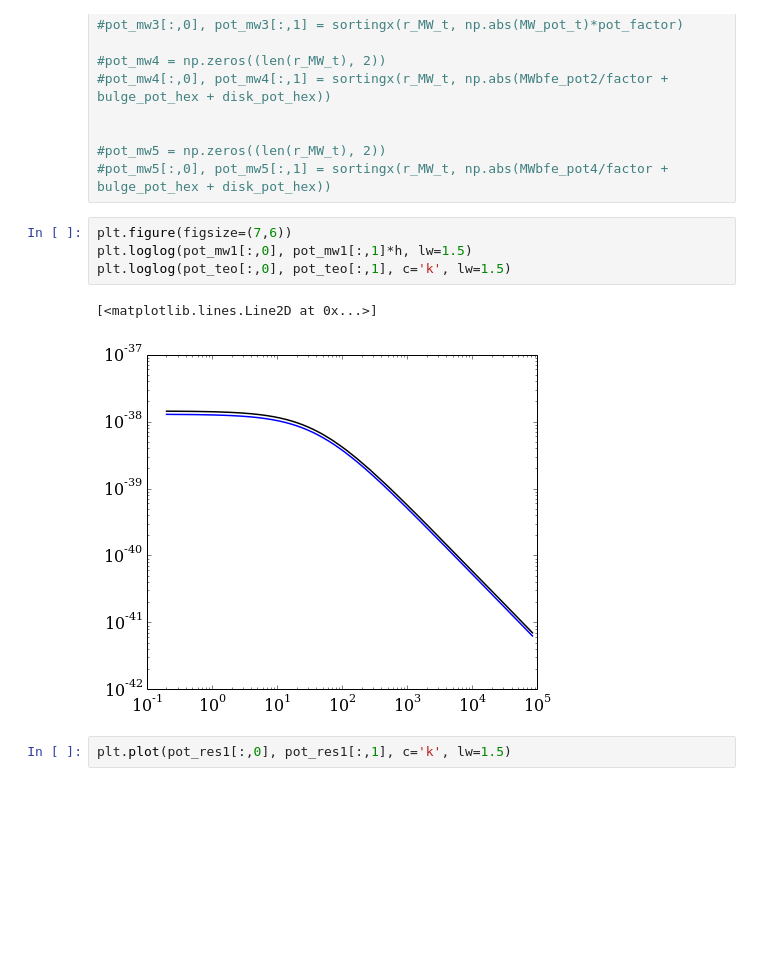
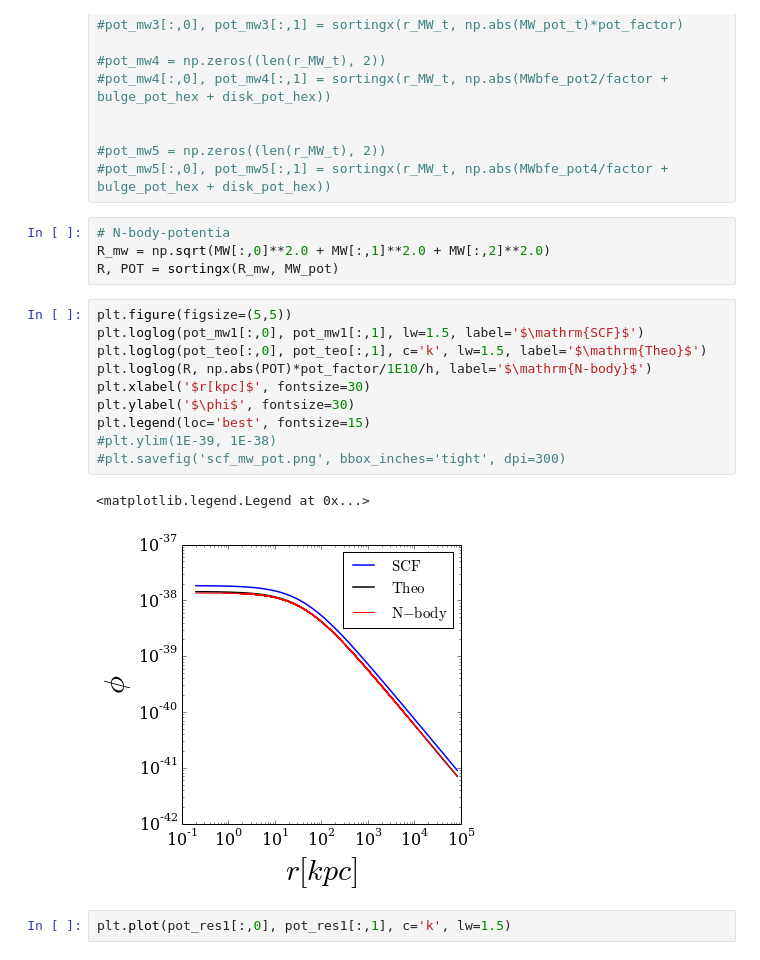
Before and after one commit to jngaravitoc/LMC-MW, a Jupyter notebook: code/SCF/MW_biff.ipynb, the cells around one changed output. Cells and saved outputs as stored; diff of their text form; blank space fills up the shorter version.

```diff
--- a/code/SCF/MW_biff.ipynb
+++ b/code/SCF/MW_biff.ipynb
@@ -228,13 +230,23 @@ pot_res1[:,0], pot_res1[:,1] = sortingx(r_MW, (pot_mw1[:,1]-pot_teo[:,1])/pot_te
 
 #pot_mw5 = np.zeros((len(r_MW_t), 2))
 #pot_mw5[:,0], pot_mw5[:,1] = sortingx(r_MW_t, np.abs(MWbfe_pot4/factor + bulge_pot_hex + disk_pot_hex))
+# %%
+# N-body-potentia
+R_mw = np.sqrt(MW[:,0]**2.0 + MW[:,1]**2.0 + MW[:,2]**2.0)
+R, POT = sortingx(R_mw, MW_pot)
 # %%
-plt.figure(figsize=(7,6))
-plt.loglog(pot_mw1[:,0], pot_mw1[:,1]*h, lw=1.5)
-plt.loglog(pot_teo[:,0], pot_teo[:,1], c='k', lw=1.5)
+plt.figure(figsize=(5,5))
+plt.loglog(pot_mw1[:,0], pot_mw1[:,1], lw=1.5, label='$\mathrm{SCF}$')
+plt.loglog(pot_teo[:,0], pot_teo[:,1], c='k', lw=1.5, label='$\mathrm{Theo}$')
+plt.loglog(R, np.abs(POT)*pot_factor/1E10/h, label='$\mathrm{N-body}$')
+plt.xlabel('$r[kpc]$', fontsize=30)
+plt.ylabel('$\phi$', fontsize=30)
+plt.legend(loc='best', fontsize=15)
+#plt.ylim(1E-39, 1E-38)
+#plt.savefig('scf_mw_pot.png', bbox_inches='tight', dpi=300)
 # %% [output]
-[<matplotlib.lines.Line2D at 0x...>]
+<matplotlib.legend.Legend at 0x...>
-[figure, old version]
+[figure, new version]
 # %%
 plt.plot(pot_res1[:,0], pot_res1[:,1], c='k', lw=1.5)
 # %% [output]
```
Also changed, not shown: parts of 15 cells of this notebook, 15 other files.
